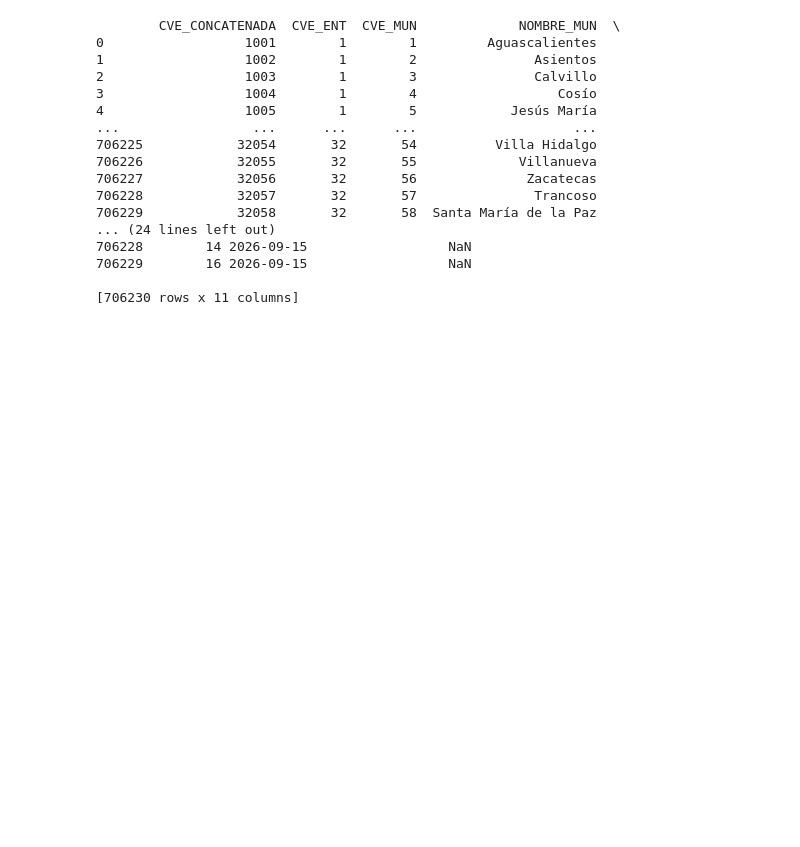
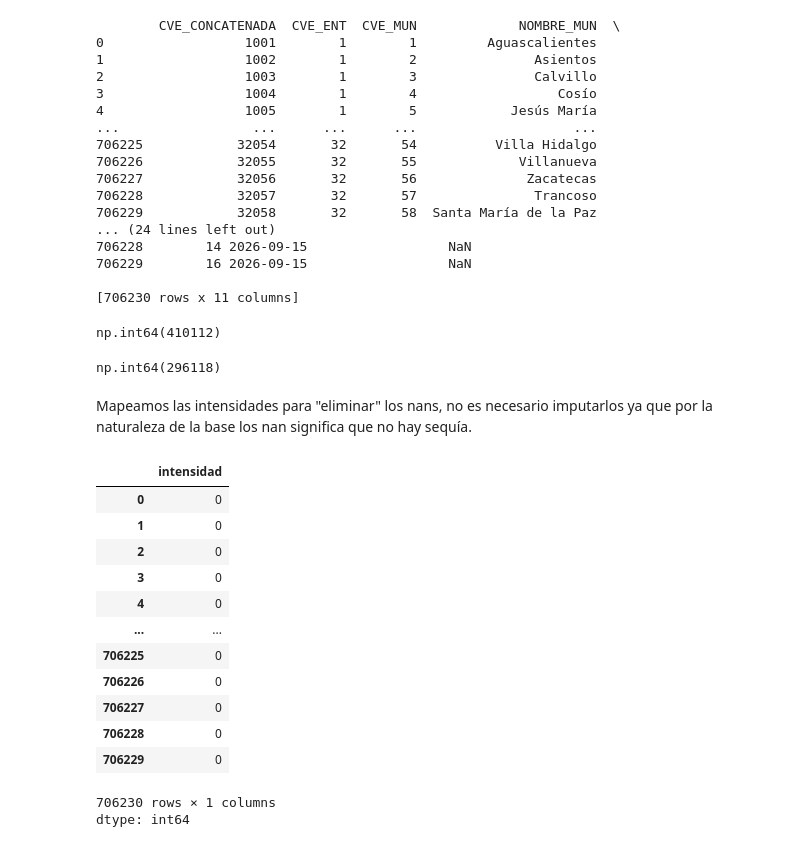
Before and after one commit to gapalfaro-cmyk/Proyecto-de-fin-de-modulo-8---Alfaro-Badillo-Cruz-Perez-Rupit, a Jupyter notebook: Proyecto_Modulo_8-EDA.ipynb, the cells around one changed output. Drawn from its saved outputs; the diff is of its cells as text; code cells hidden in the pictures; blank space fills up the shorter version.

```diff
--- a/Proyecto_Modulo_8-EDA.ipynb
+++ b/Proyecto_Modulo_8-EDA.ipynb
@@ -167,3 +168,33 @@ print(df_clasif_municipio)
 706229        16 2026-09-15                  NaN
 
 [706230 rows x 11 columns]
+# %%
+# número de registros en NaN, es decir, municipios sin sequía en un periodo.
+df_clasif_municipio['clasificacion_sequia'].isna().sum()
+# %% [output]
+np.int64(410112)
+# %%
+# número de registros no vacíos, es decir con algun grado de sequía.
+len(df_clasif_municipio)-df_clasif_municipio['clasificacion_sequia'].isna().sum()
+# %% [output]
+np.int64(296118)
+# %% [markdown]
+Mapeamos las intensidades para "eliminar" los nans, no es necesario imputarlos ya que por la naturaleza de la base los nan significa que no hay sequía.
+# %%
+df_clasif_municipio['intensidad'] = df_clasif_municipio['clasificacion_sequia'].map(eda_severidad)
+df_clasif_municipio['intensidad']
+# %% [output]
+|  | intensidad |
+| 0 | 0 |
+| 1 | 0 |
+| 2 | 0 |
+| 3 | 0 |
+| 4 | 0 |
+| ... | ... |
+| 706225 | 0 |
+| 706226 | 0 |
+| 706227 | 0 |
+| 706228 | 0 |
+| 706229 | 0 |
+706230 rows × 1 columns
+dtype: int64
```
Also changed, not shown: parts of 7 cells of this notebook.
